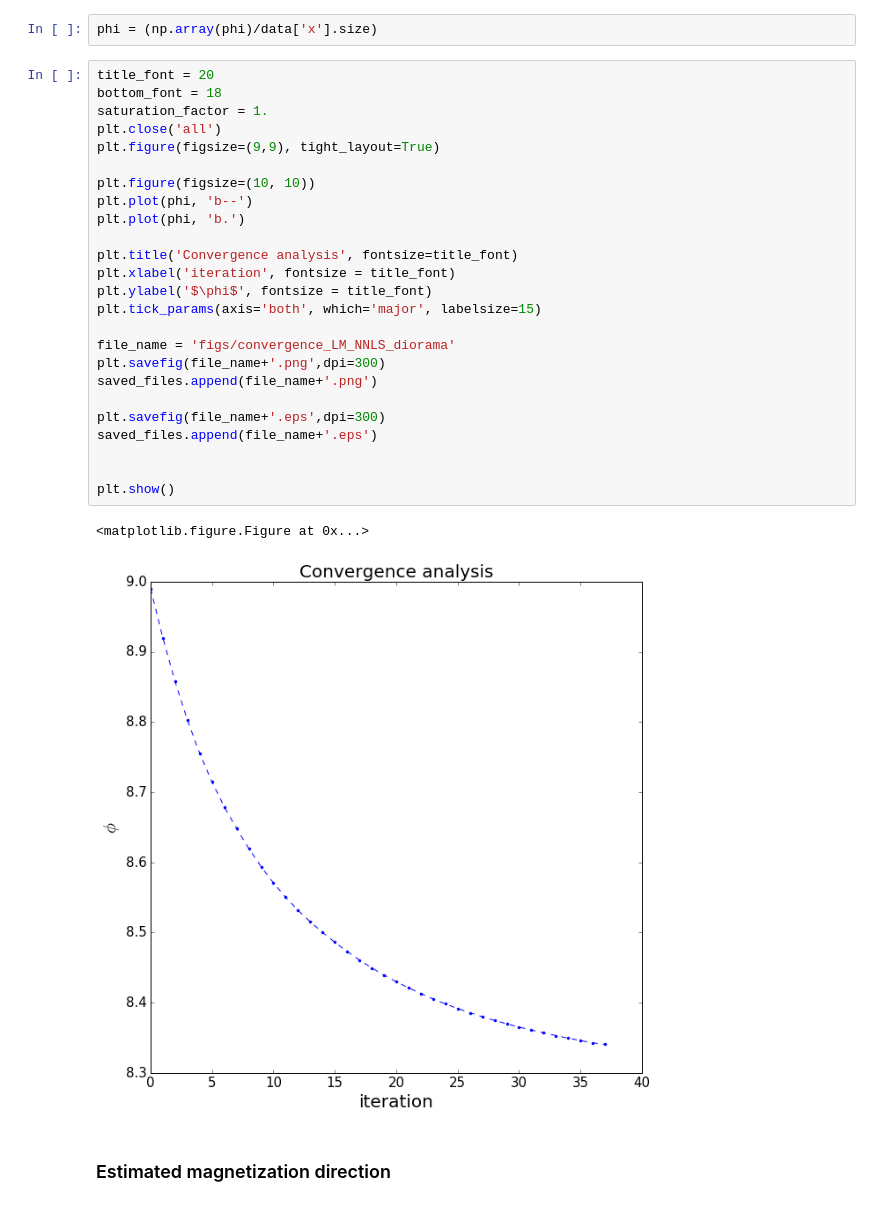
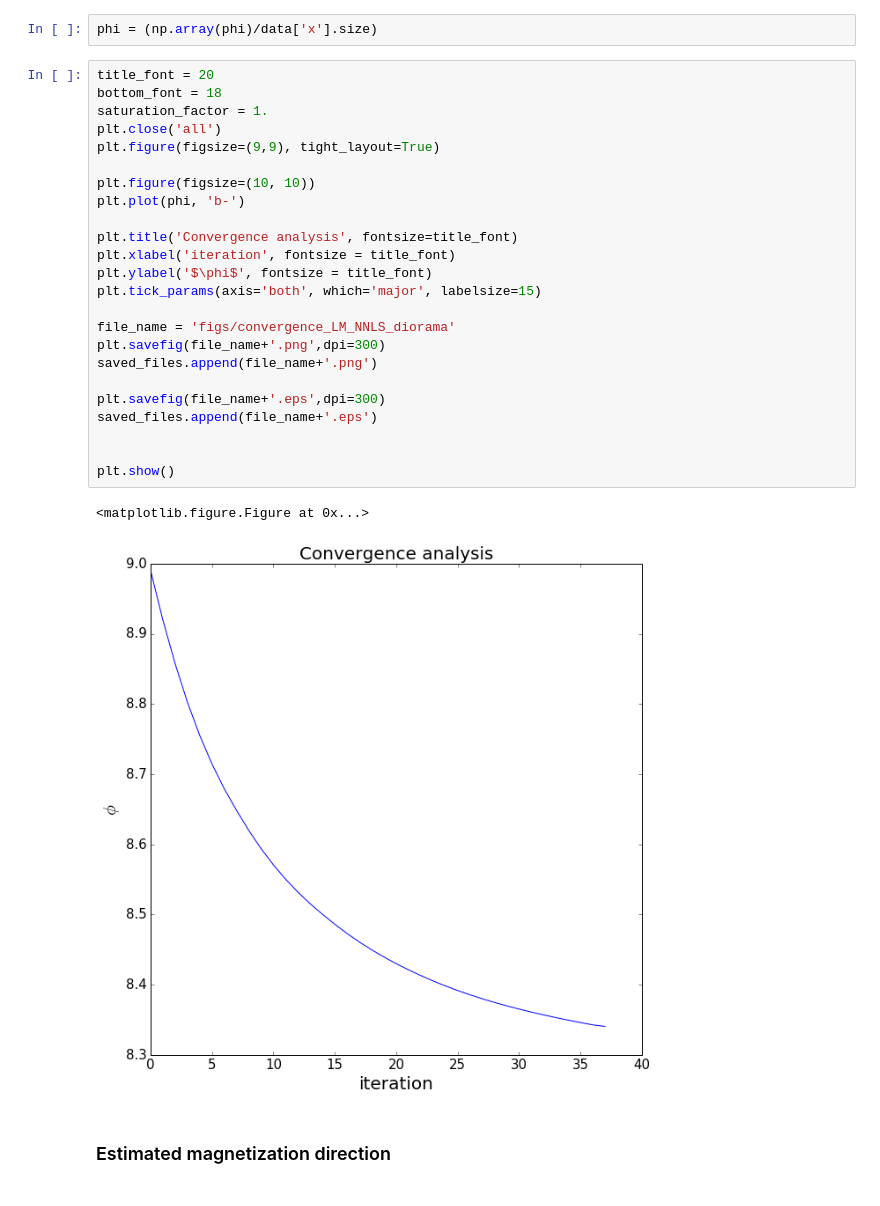
Before and after one commit to pinga-lab/eqlayer-magnetization-direction, a Jupyter notebook: code/notebooks/real_data_application/montes_claros_intrusion/Montes_Claros_EQL_magdirection_analysis.ipynb, the cells around one changed output. Drawn from its saved outputs; the diff is of its cells as text.

```diff
--- a/code/notebooks/real_data_application/montes_claros_intrusion/Montes_Claros_EQL_magdirection_analysis.ipynb
+++ b/code/notebooks/real_data_application/montes_claros_intrusion/Montes_Claros_EQL_magdirection_analysis.ipynb
@@ -96,31 +96,30 @@ phi = (np.array(phi)/data['x'].size)
 # %%
 title_font = 20
 bottom_font = 18
 saturation_factor = 1.
 plt.close('all')
 plt.figure(figsize=(9,9), tight_layout=True)
 
 plt.figure(figsize=(10, 10))
-plt.plot(phi, 'b--')
-plt.plot(phi, 'b.')
+plt.plot(phi, 'b-')
 
 plt.title('Convergence analysis', fontsize=title_font)
 plt.xlabel('iteration', fontsize = title_font)
 plt.ylabel('$\phi$', fontsize = title_font)
 plt.tick_params(axis='both', which='major', labelsize=15)
 
 file_name = 'figs/convergence_LM_NNLS_diorama'
 plt.savefig(file_name+'.png',dpi=300)
 saved_files.append(file_name+'.png')
 
 plt.savefig(file_name+'.eps',dpi=300)
 saved_files.append(file_name+'.eps')
 
 
 plt.show()
 # %% [output]
 <matplotlib.figure.Figure at 0x...>
-[figure, old version]
+[figure, new version]
 # %% [markdown]
 ### Estimated magnetization direction
 # %%
```
Also changed, not shown: parts of 2 cells of this notebook, 56 other files.
